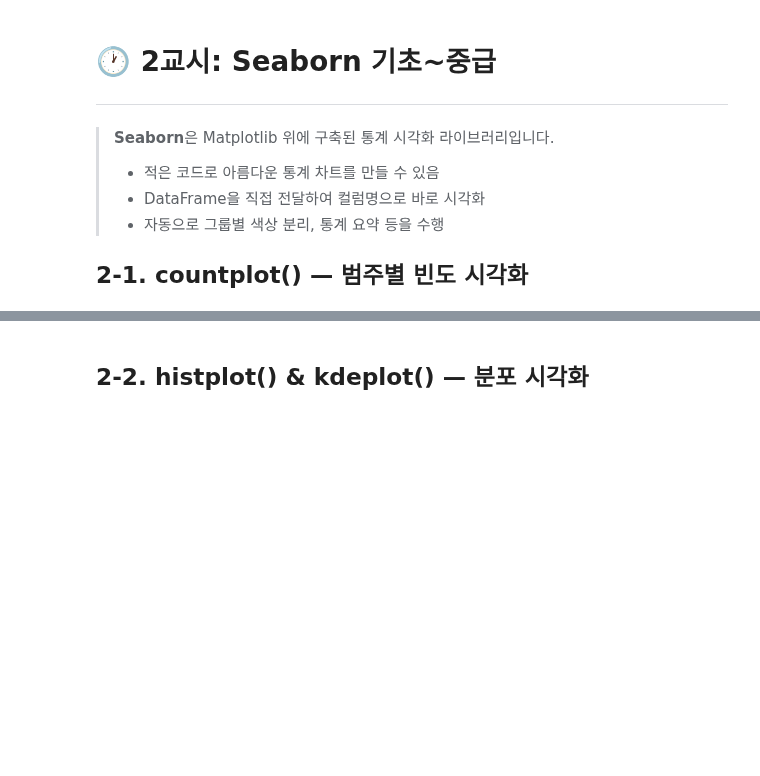
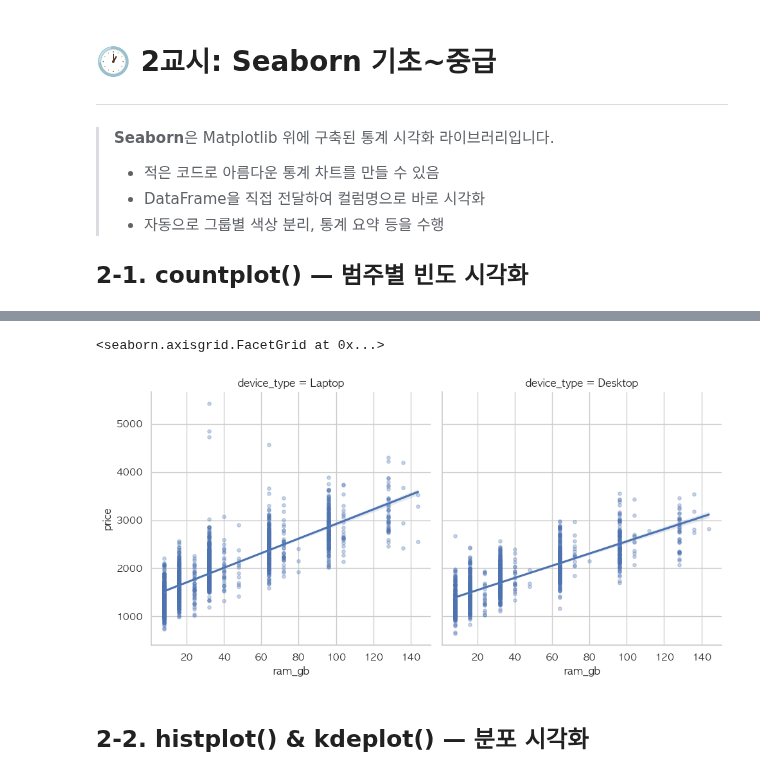
Before and after one commit to icesnake72/aice, a Jupyter notebook: test04.ipynb, the cells around one changed output, grey strips where cells are left out. Drawn from its saved outputs; the diff is of its cells as text; code cells hidden in the pictures; blank space fills up the shorter version.

```diff
--- a/test04.ipynb
+++ b/test04.ipynb
@@ -546,3 +657,12 @@ plt.show()
+# %%
+# 선형회귀 모델
+ample = df_comp.sample(3000, random_state=42)
+sns.lmplot(data=sample, x='ram_gb', y='price',
+           col='device_type',
+           scatter_kws={'alpha': 0.3, 's': 15})
+# %% [output]
+<seaborn.axisgrid.FacetGrid at 0x...>
+[figure, added]
 # %% [markdown]
 ## 2-2. histplot() & kdeplot() — 분포 시각화
 # %%
```
Also changed, not shown: parts of 15 cells of this notebook, 1 other file.
